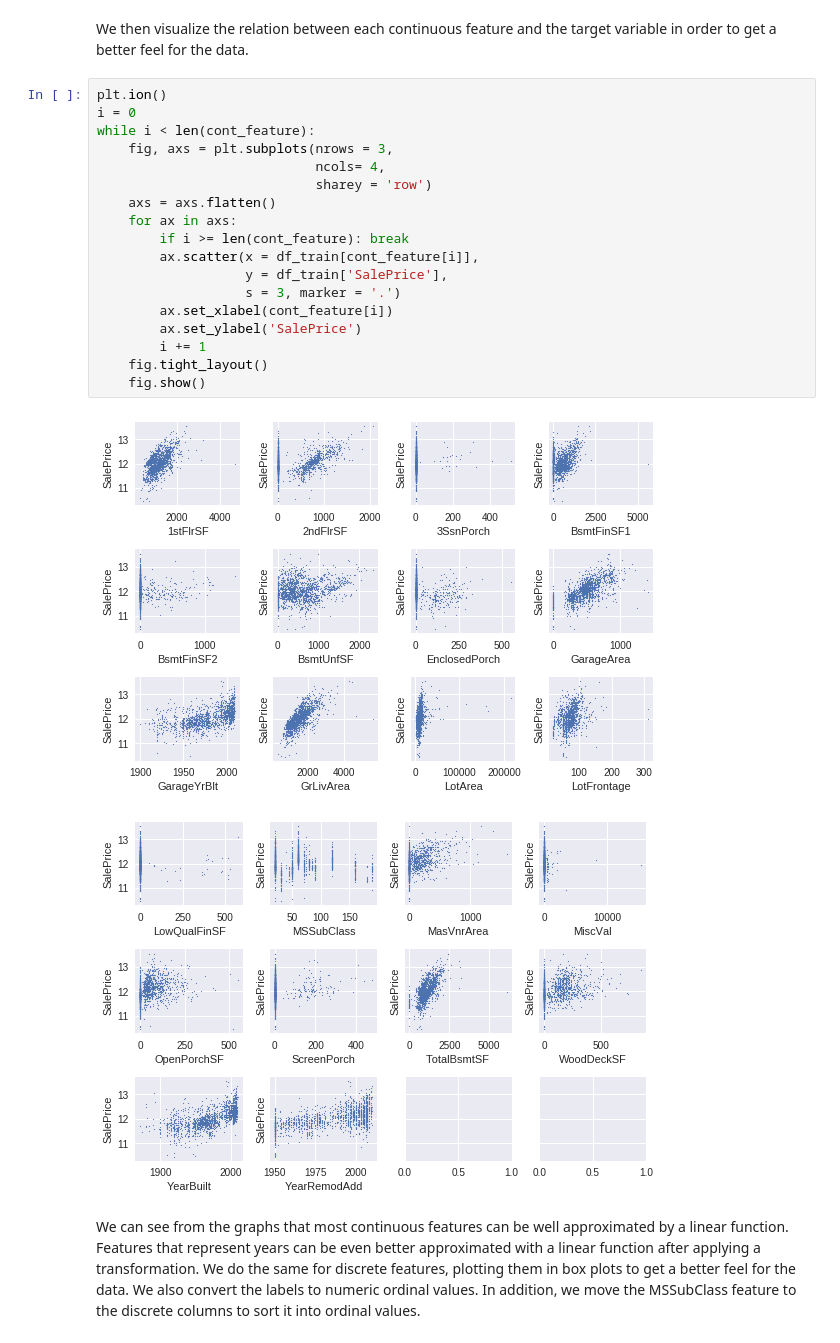
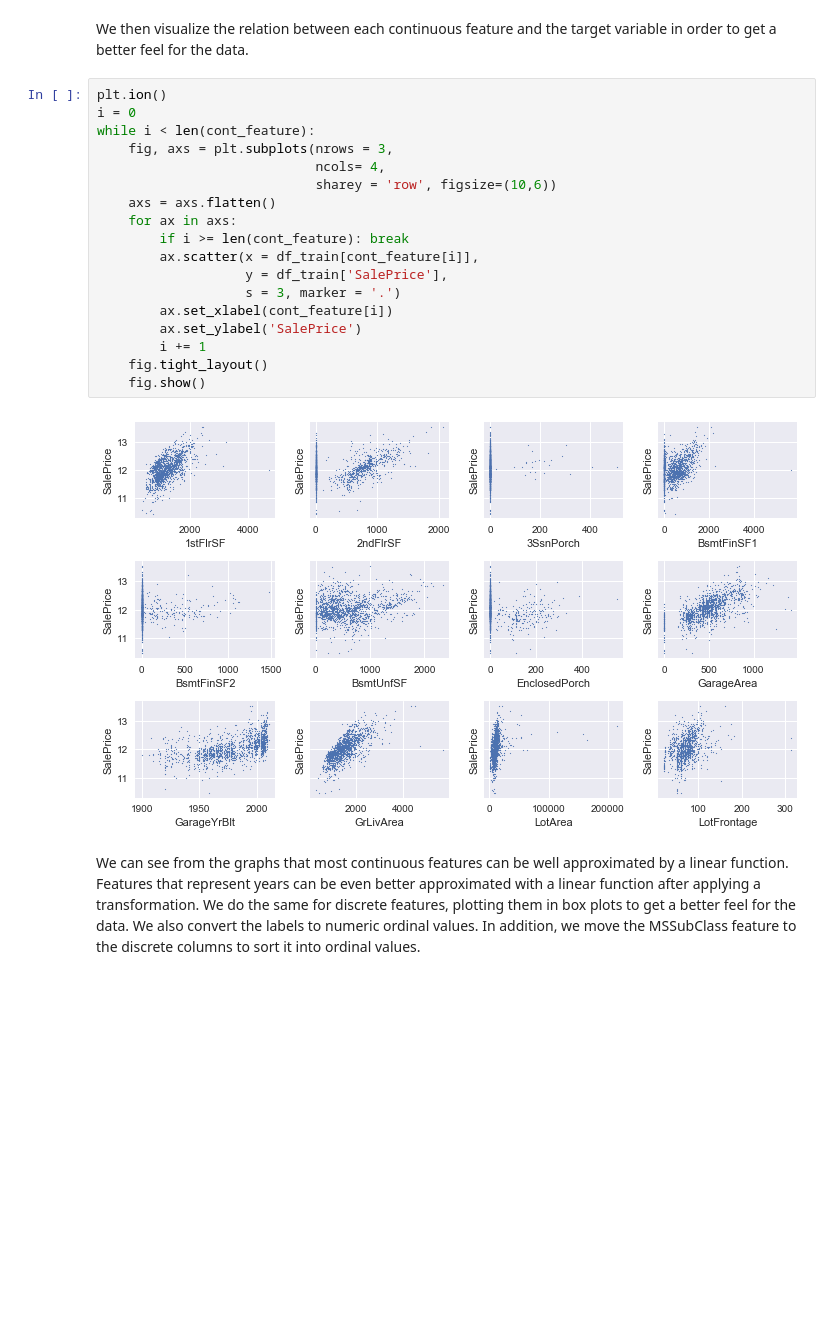
Before and after one commit to MMAesawy/Kaggle-Housing, a Jupyter notebook: analysis.ipynb, the cells around one changed output. Saved outputs shown, nothing was run; the diff lists cells and outputs as text; blank space fills up the shorter version.

```diff
--- a/analysis.ipynb
+++ b/analysis.ipynb
@@ -101,24 +102,23 @@ We then visualize the relation between each continuous feature and the target va
 # %%
 plt.ion()
 i = 0
 while i < len(cont_feature):
     fig, axs = plt.subplots(nrows = 3,
                             ncols= 4,
-                            sharey = 'row')
+                            sharey = 'row', figsize=(10,6))
     axs = axs.flatten()
     for ax in axs:
         if i >= len(cont_feature): break
         ax.scatter(x = df_train[cont_feature[i]],
                    y = df_train['SalePrice'],
                    s = 3, marker = '.')
         ax.set_xlabel(cont_feature[i])
         ax.set_ylabel('SalePrice')
         i += 1
     fig.tight_layout()
     fig.show()
 # %% [output]
-[figure, old version]
+[figure, new version]
-[figure, removed]
 # %% [markdown]
 We can see from the graphs that most continuous features can be well approximated by a linear function. Features that represent years can be even better approximated with a linear function after applying a transformation. We do the same for discrete features, plotting them in box plots to get a better feel for the data. We also convert the labels to numeric ordinal values. In addition, we move the MSSubClass feature to the discrete columns to sort it into ordinal values.
 # %%
```
Also changed, not shown: parts of 35 cells of this notebook, 1 other file.
